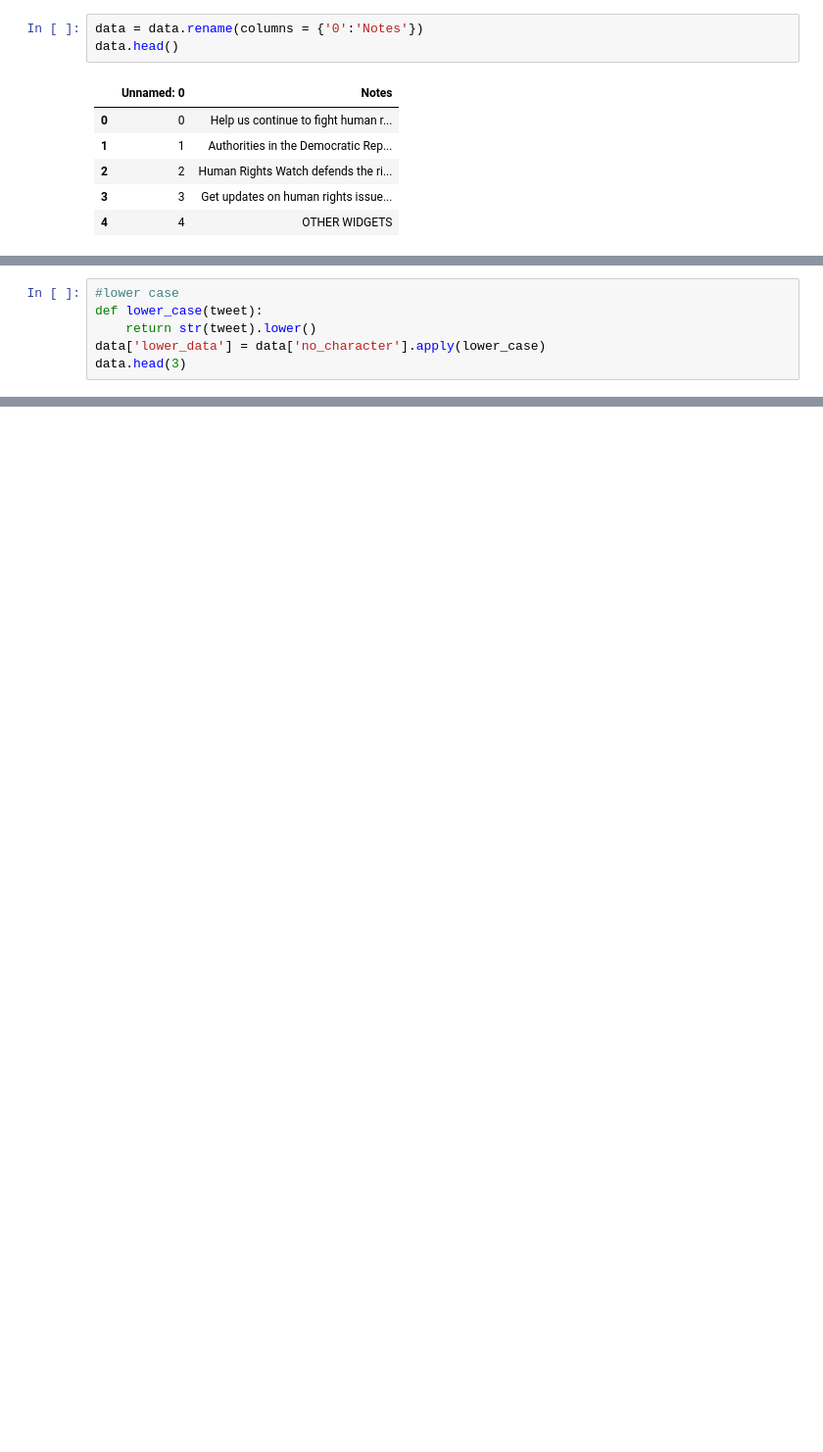
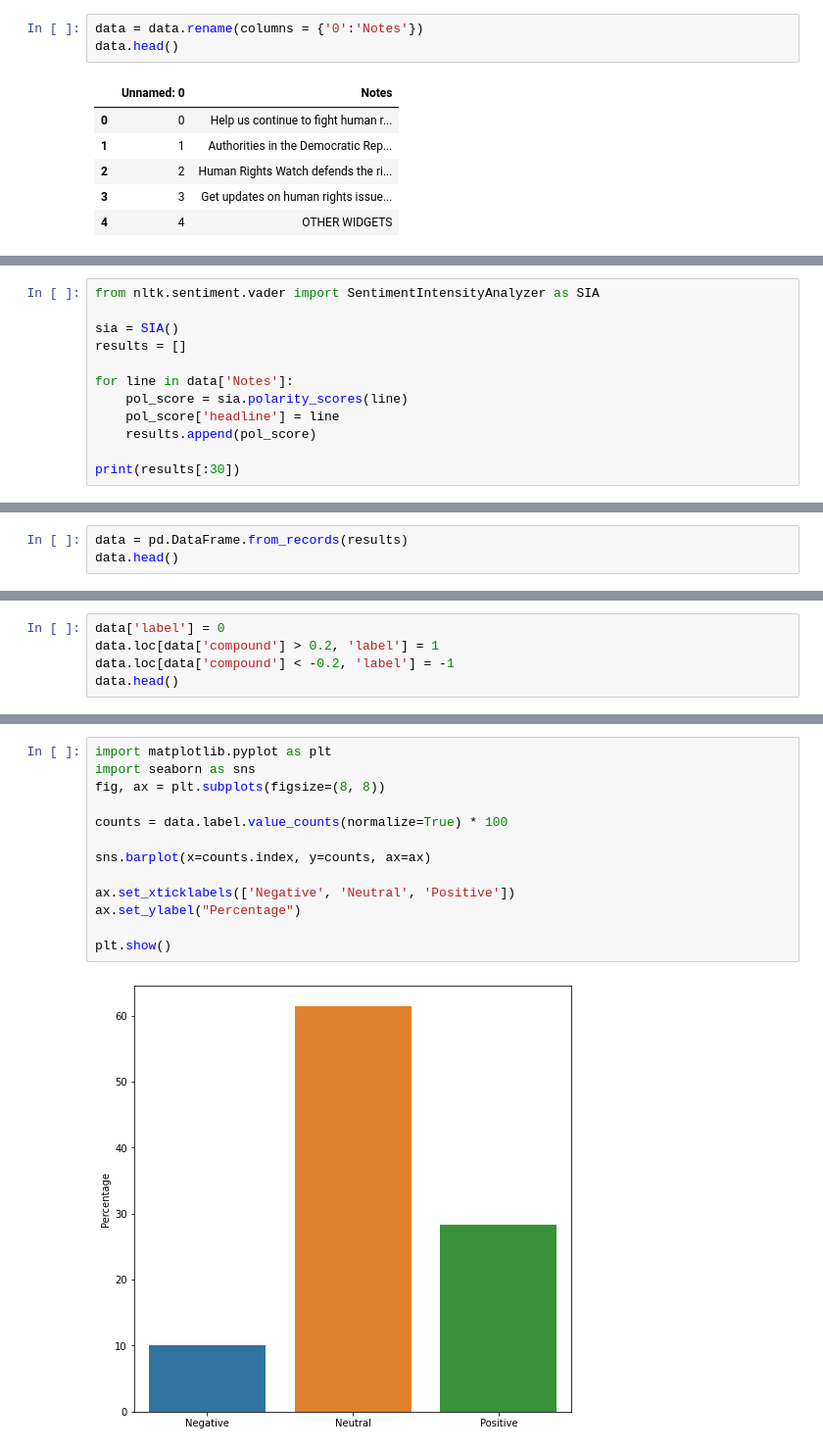
Before and after one commit to BienfaitM/ETL-Scraping-Topic_Sentiment_Analysis, a Jupyter notebook: webScrape/google_scrape/Sentiment_Analysis.ipynb, the cells around one changed output, grey strips where cells are left out. Shown: that part at 98% size. Cells and saved outputs as stored; diff of their text form; blank space fills up the shorter version.

```diff
--- a/webScrape/google_scrape/Sentiment_Analysis.ipynb
+++ b/webScrape/google_scrape/Sentiment_Analysis.ipynb
@@ -102,6 +64,0 @@ data.head(3)
-# %%
-#lower case
-def lower_case(tweet):
-    return str(tweet).lower()
-data['lower_data'] = data['no_character'].apply(lower_case)
-data.head(3)
@@ -112,0 +72,12 @@ data.head(3)
+# %%
+from nltk.sentiment.vader import SentimentIntensityAnalyzer as SIA
+
+sia = SIA()
+results = []
+
+for line in data['Notes']:
+    pol_score = sia.polarity_scores(line)
+    pol_score['headline'] = line
+    results.append(pol_score)
+
+print(results[:30])
@@ -112,0 +86,3 @@ data.head(3)
+# %%
+data = pd.DataFrame.from_records(results)
+data.head()
@@ -112,0 +98,5 @@ data.head(3)
+# %%
+data['label'] = 0
+data.loc[data['compound'] > 0.2, 'label'] = 1
+data.loc[data['compound'] < -0.2, 'label'] = -1
+data.head()
@@ -112,0 +153,15 @@ data.head(3)
+# %%
+import matplotlib.pyplot as plt
+import seaborn as sns
+fig, ax = plt.subplots(figsize=(8, 8))
+
+counts = data.label.value_counts(normalize=True) * 100
+
+sns.barplot(x=counts.index, y=counts, ax=ax)
+
+ax.set_xticklabels(['Negative', 'Neutral', 'Positive'])
+ax.set_ylabel("Percentage")
+
+plt.show()
+# %% [output]
+[figure, added]
```
Also changed, not shown: parts of 22 cells of this notebook.
